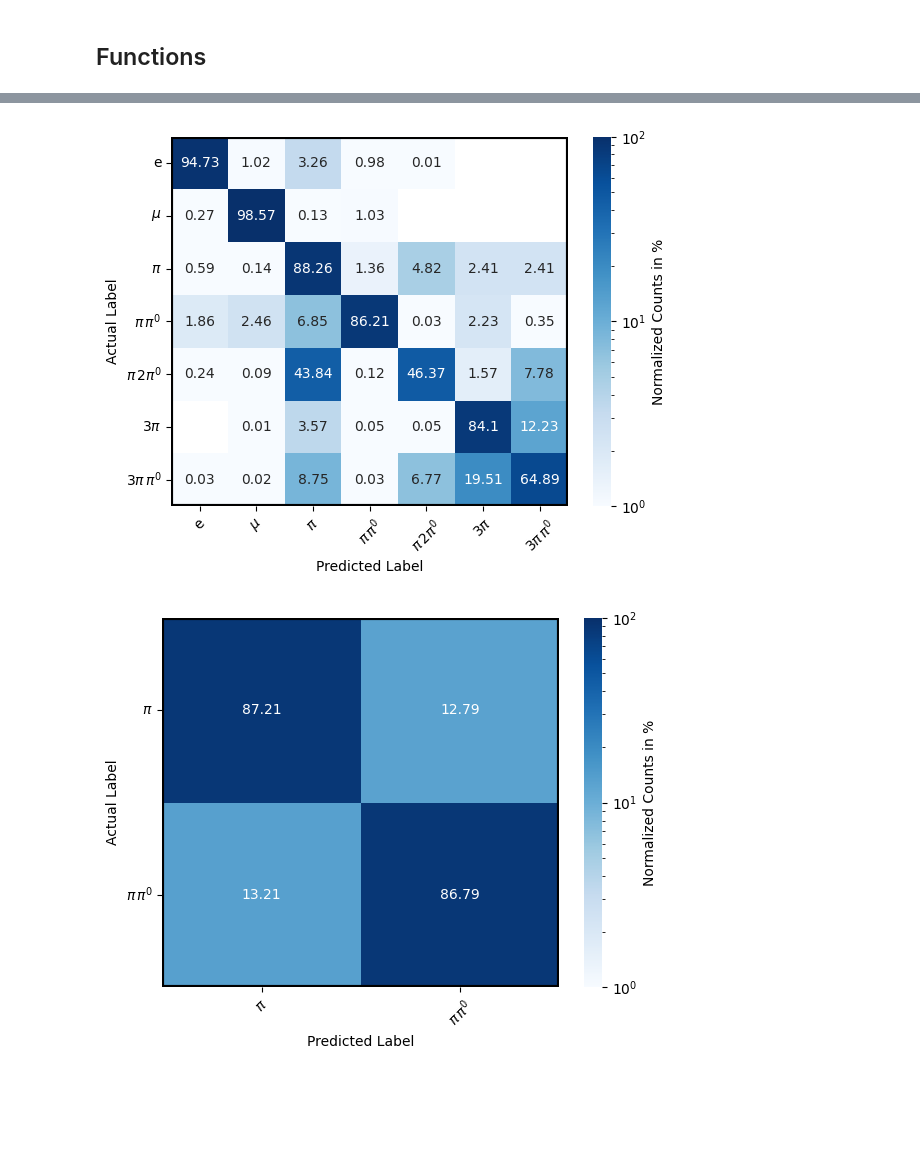
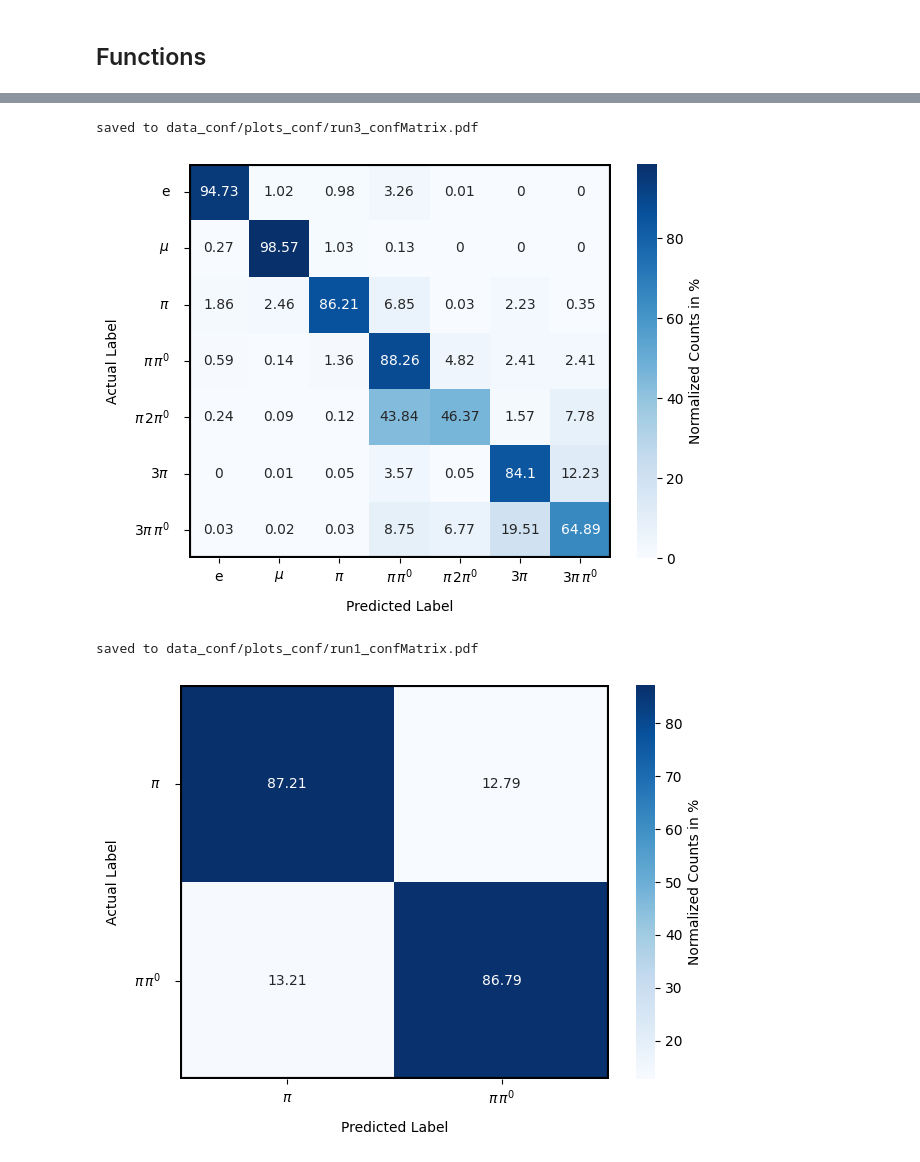
Before and after one commit to GBrodbek/Bachelors-Thesis-Gregor-Brodbek, a Jupyter notebook: files_for_generation_chain/PlotsForThesis/plotsForThesis.ipynb, the cells around one changed output, grey strips where cells are left out. Drawn from its saved outputs; the diff is of its cells as text; code cells hidden in the pictures; blank space fills up the shorter version.

Commit message:
New Plots and testruns

```diff
--- a/files_for_generation_chain/PlotsForThesis/plotsForThesis.ipynb
+++ b/files_for_generation_chain/PlotsForThesis/plotsForThesis.ipynb
@@ -95,5 +142,5 @@ def plot_ROC_curve(file, decayclass, againstClass=None, figshow=True, savepath=N
 # %%
-def plot_conf_matrix(file, log=True, figshow=True, savepath=None, label_list=['e', r'$\mu$', r'$\pi$', r'$\pi \, \pi^0$', r'$\pi \, 2 \pi^0$', r'$3\pi$', r'$3\pi \, \pi^0$', 'background']):
+def plot_conf_matrix(file, log=False, figshow=True, savepath=None, label_list=['e', r'$\mu$', r'$\pi$', r'$\pi \, \pi^0$', r'$\pi \, 2 \pi^0$', r'$3\pi$', r'$3\pi \, \pi^0$', 'Zqq', 'Bhabha']):
     # Load data
     data = np.genfromtxt(file, delimiter=',', skip_header=1, dtype=None, encoding='utf-8').T
     actual, predicted, counts = data[0], data[1], data[2]
@@ -105,6 +152,14 @@ def plot_conf_matrix(file, log=True, figshow=True, savepath=None, label_list=['e
 
     # Create confusion matrix using crosstab
     df = pd.crosstab(actual, predicted, values=counts, aggfunc='sum', dropna=False)
+
+    # reorder
+    if '2: pi pi0' in df.keys():
+        correct_order = list(df.keys())
+        correct_order[2], correct_order[3] = correct_order[3], correct_order[2]
+        df = df.reindex(index=correct_order, columns=correct_order)
+        rename = {'3: pi': '2: pi', '2: pi pi0': '3: pi pi0'}
+        df = df.rename(index=rename, columns=rename)
 
     # Normalize the confusion matrix by dividing by row sums
     df_normalized = df.div(df.sum(axis=1), axis=0).round(4)  # Normalize by row sum
@@ -126,17 +181,22 @@ def plot_conf_matrix(file, log=True, figshow=True, savepath=None, label_list=['e
     cbar.set_label('Normalized Counts in %')
 
     # Title, labels, and tick rotations
-    ax.set_xlabel('Predicted Label')
-    ax.set_ylabel('Actual Label')
-    ax.set_xticklabels(ax.get_xticklabels(), rotation=45)  # Rotate x-axis labels
-    ax.set_yticklabels(ax.get_yticklabels(), rotation=0)  # No rotation for y-axis labels
+    ax.set_xlabel('Predicted Label', labelpad=10)
+    ax.set_ylabel('Actual Label', labelpad=10)
+    ax.set_xticklabels(ax.get_xticklabels(), rotation=0, va='center')  # Rotate x-axis labels, center align
+    ax.set_yticklabels(ax.get_yticklabels(), rotation=0, va='center')  # No rotation for y-axis labels
+    ax.tick_params(axis='x', pad=10)  # Padding for x-axis ticks
+    ax.tick_params(axis='y', pad=10)  # Padding for y-axis ticks
+
 
     rect = Rectangle((0, 0), 1, 1, transform=ax.transAxes, color='black', linewidth=3, fill=False)
     ax.add_patch(rect)
-
-    # Show the plot
-    plt.show() if figshow else plt.close()
+    plt.tight_layout()
 
     # Save the plot
     if savepath:
         fig.savefig(savepath)
+        print('saved to', savepath)
+
+    # Show the plot
+    plt.show() if figshow else plt.close()
@@ -147,9 +208,11 @@ plot_conf_matrix('data_conf/run12.csv', log=False)
 # %%
-plot_conf_matrix('data_conf/run3.csv', label_list=['e', r'$\mu$', r'$\pi$', r'$\pi \, \pi^0$', r'$\pi \, 2 \pi^0$', r'$3\pi$', r'$3\pi \, \pi^0$'])
+plot_conf_matrix('data_conf/run3.csv', label_list=['e', r'$\mu$', r'$\pi$', r'$\pi \, \pi^0$', r'$\pi \, 2 \pi^0$', r'$3\pi$', r'$3\pi \, \pi^0$'], savepath='data_conf/plots_conf/run3_confMatrix.pdf')
 # %% [output]
+saved to data_conf/plots_conf/run3_confMatrix.pdf
-[figure, old version]
+[figure, new version]
 # %%
-plot_conf_matrix('data_conf/run1.csv', label_list=[r'$\pi$', r'$\pi \, \pi^0$'])
+plot_conf_matrix('data_conf/run1.csv', label_list=[r'$\pi$', r'$\pi \, \pi^0$'], savepath='data_conf/plots_conf/run1_confMatrix.pdf')
 # %% [output]
+saved to data_conf/plots_conf/run1_confMatrix.pdf
-[figure, old version]
+[figure, new version]
 # %%
```
Also changed, not shown: parts of 10 cells of this notebook, 19 other files.
